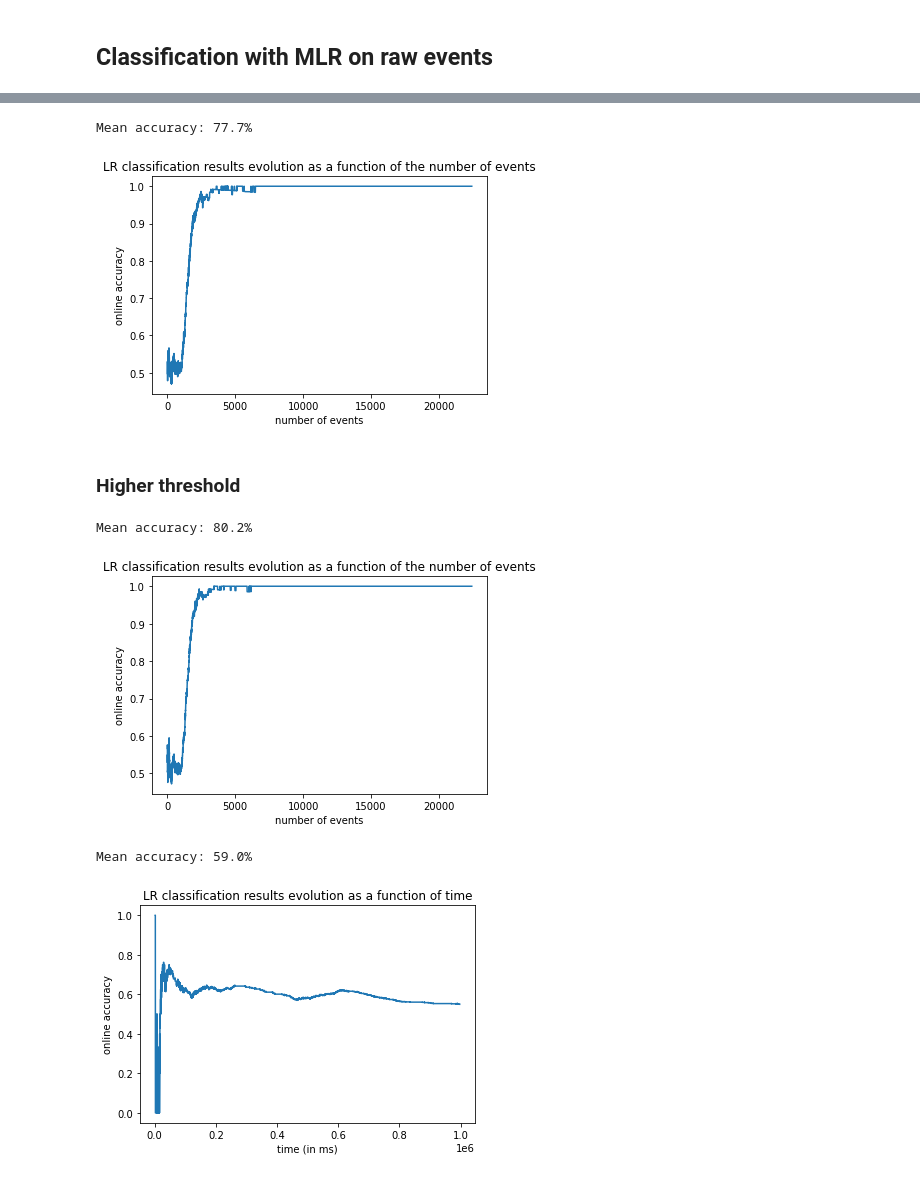
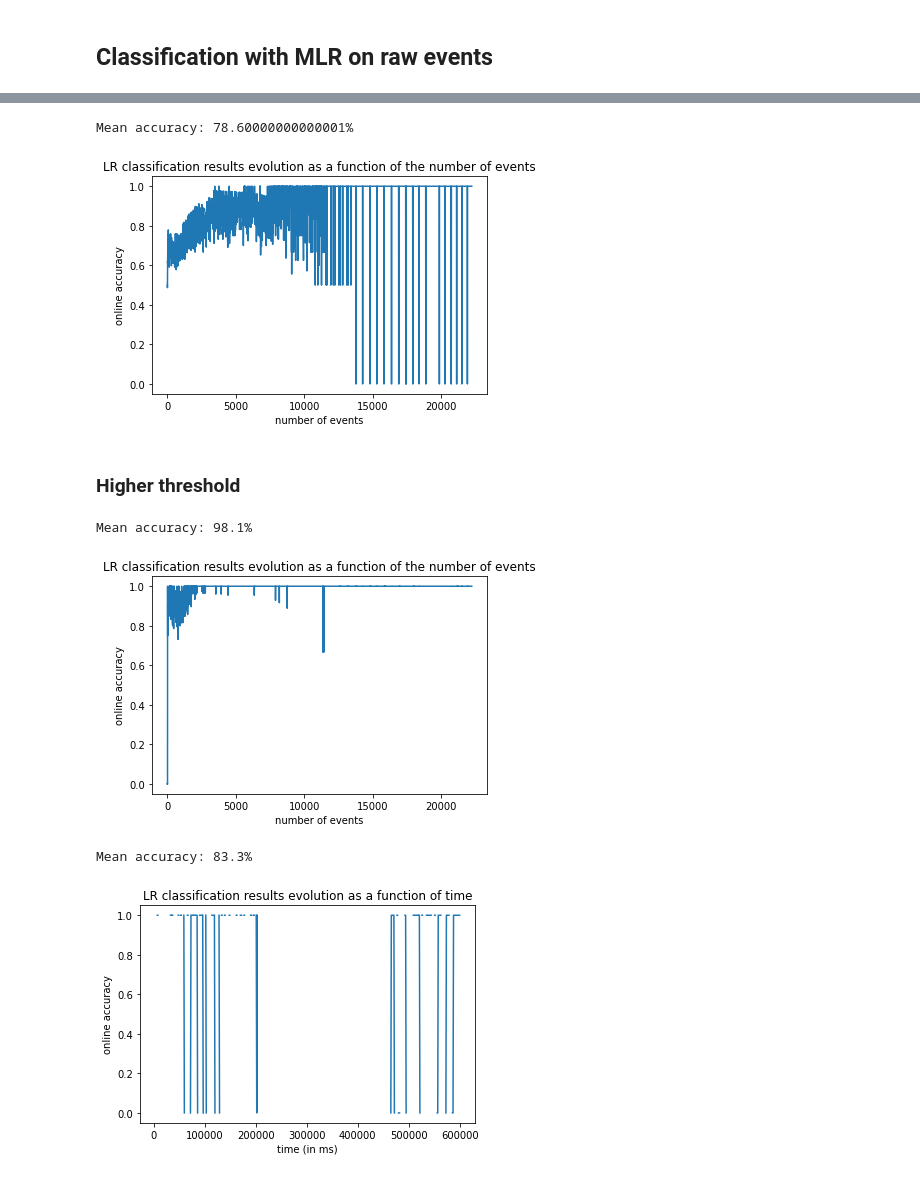
Before and after one commit to AntoineGrimaldi/aprovhots, a Jupyter notebook: notebook/2022-01-18_APROVIS_meeting.ipynb, the cells around one changed output, grey strips where cells are left out. Cells and saved outputs as stored; diff of their text form; code cells hidden in the pictures.

```diff
--- a/notebook/2022-01-18_APROVIS_meeting.ipynb
+++ b/notebook/2022-01-18_APROVIS_meeting.ipynb
@@ -16,7 +16,9 @@ patch_size = (32,32)
 max_duration = 1e3
 date = '2022-01-03'
 # we set tau_cla emprirically based on the ISI for SEA samples (see Make_dataset notebook)
-tau_cla = 200*patch_size[0]*patch_size[1]*2
+tau_from_isi = 200#15/5
+tau_cla = tau_from_isi*patch_size[0]*patch_size[1]*2
+tau_cla = 3
 
 trainset = Synthetic_Dataset(save_to=path, train=True, patch_size=patch_size, max_duration=max_duration)
 testset = Synthetic_Dataset(save_to=path, train=False, patch_size=patch_size, max_duration=max_duration)
@@ -43,6 +48,6 @@ number of samples in each class for the testset: [3444. 1219.]
 # %% [markdown]
 ## Classification with MLR on raw events
 # %%
-kfold = 10
+kfold = 5
 MLR_model, losses = fit_MLR(path, date, tau_cla, patch_size=patch_size, max_duration = max_duration, kfold=kfold)
 # %% [output]
@@ -53,19 +71,19 @@ likelihood, true_target, timestamps = predict_data(path, date, tau_cla, patch_si
 # %%
 meanac, onlinac, lastac, truepos, falsepos = score_classif_events(likelihood, true_target)
 # %% [output]
-Mean accuracy: 77.7%
+Mean accuracy: 78.60000000000001%
-[figure, old version]
+[figure, new version]
 # %% [markdown]
 ### Higher threshold
 # %%
 likelihood_threshold = .9
 meanac, onlinac, lastac, truepos, falsepos = score_classif_events(likelihood, true_target, thres=likelihood_threshold)
 # %% [output]
-Mean accuracy: 80.2%
+Mean accuracy: 98.1%
-[figure, old version]
+[figure, new version]
 # %%
-timestep = 1e4 # 1ms
+timestep = 1e6 # 1ms
 meanac, onlinac, lastac, truepos, falsepos = score_classif_time(likelihood, true_target, timestamps, timestep= timestep)
 # %% [output]
-Mean accuracy: 59.0%
+Mean accuracy: 83.3%
-[figure, old version]
+[figure, new version]
```
Also changed, not shown: parts of 4 cells of this notebook, 2 other files.
